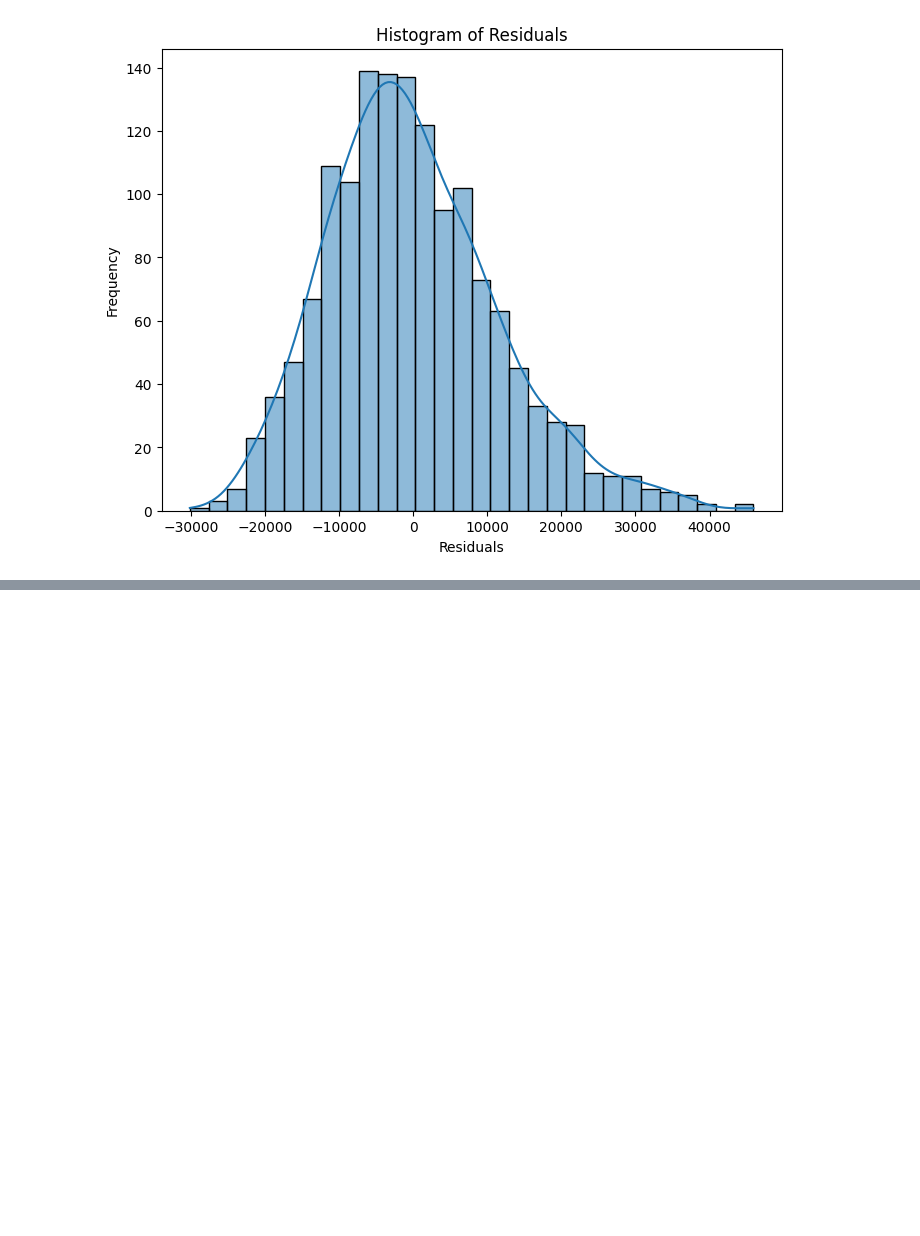
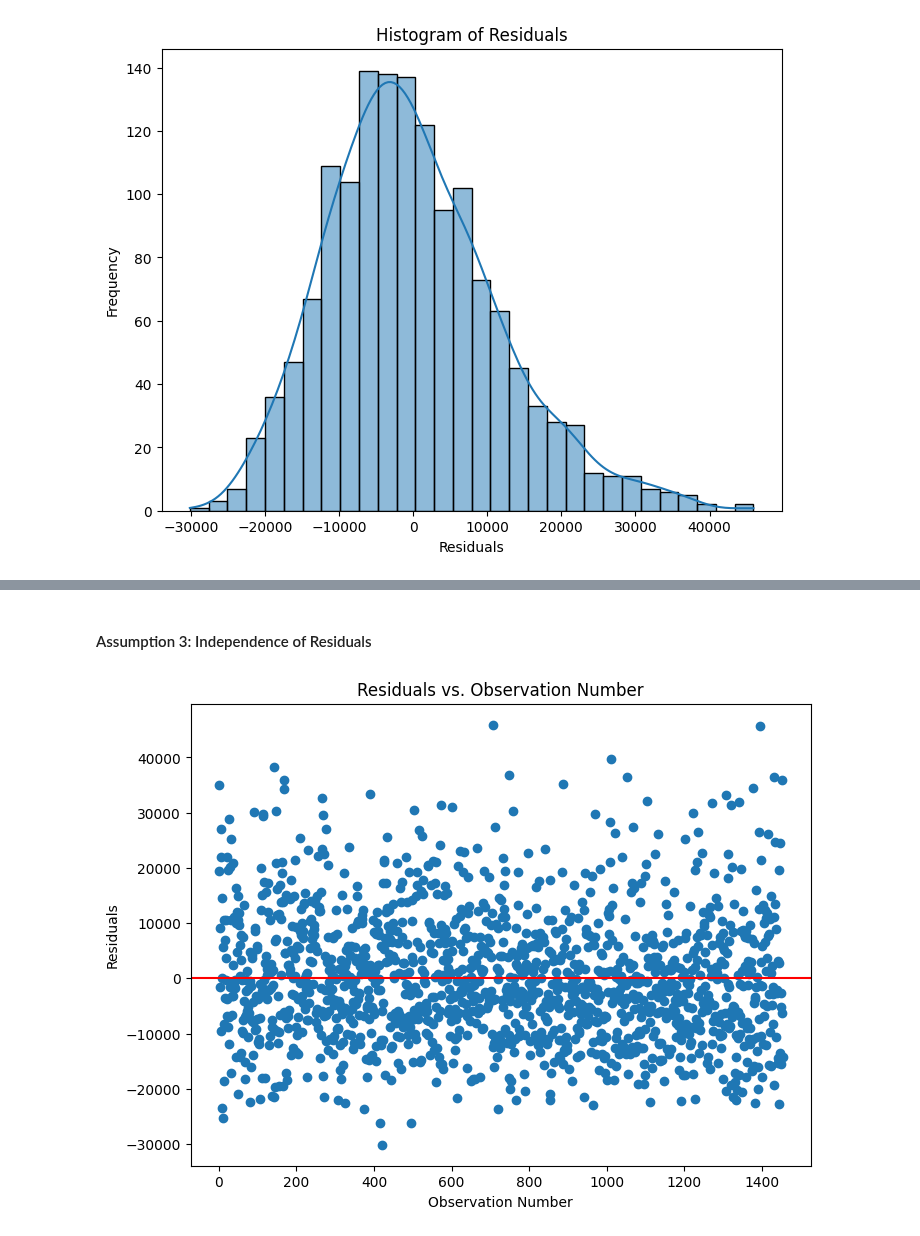
Before and after one commit to Darknight47/Data-Science-Project-01, a Jupyter notebook: linear_regression_with_interactioneffects.ipynb, the cells around one changed output, grey strips where cells are left out. Drawn from its saved outputs; the diff is of its cells as text; code cells hidden in the pictures; blank space fills up the shorter version.

```diff
--- a/linear_regression_with_interactioneffects.ipynb
+++ b/linear_regression_with_interactioneffects.ipynb
@@ -463,0 +476,12 @@ plt.show()
+# %% [markdown]
+#### Assumption 3: Independence of Residuals
+# %%
+plt.figure(figsize=(8, 6))
+plt.scatter(range(len(residuals)), residuals)
+plt.axhline(y=0, color='r')
+plt.title('Residuals vs. Observation Number')
+plt.xlabel('Observation Number')
+plt.ylabel('Residuals')
+plt.show()
+# %% [output]
+[figure, added]
```
Also changed, not shown: parts of 2 cells of this notebook.
